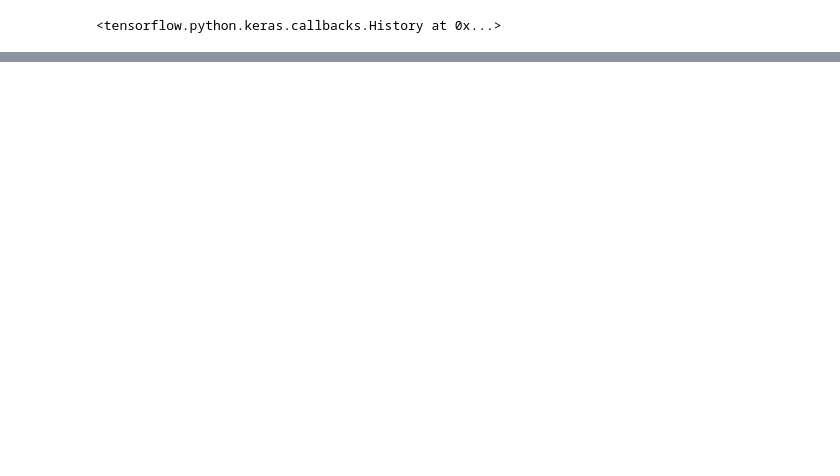
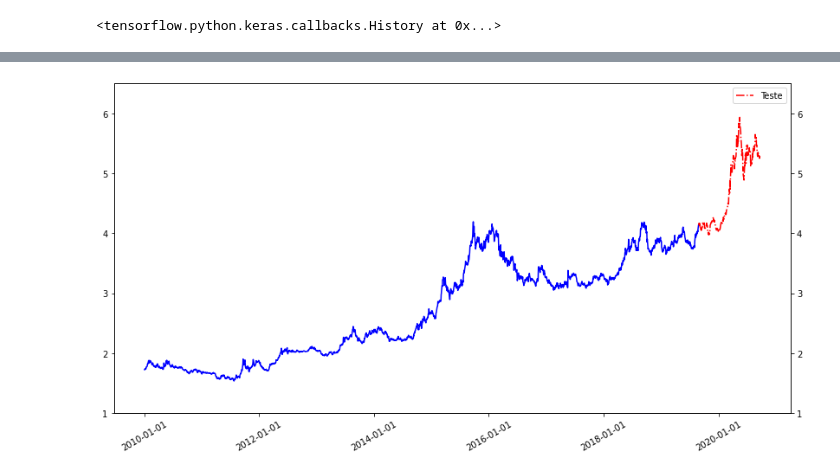
Before and after one commit to feanored/Perceptron, a Jupyter notebook: Keras_&_Séries_Temporais.ipynb, the cells around one changed output, grey strips where cells are left out. Cells and saved outputs as stored; diff of their text form; code cells hidden in the pictures; blank space fills up the shorter version.

```diff
--- a/Keras_&_Séries_Temporais.ipynb
+++ b/Keras_&_Séries_Temporais.ipynb
@@ -80,0 +156,9 @@ model.evaluate(x_test, y_test)
+# %%
+train_size = 0.90
+train = dados.reset_index().loc[:np.round(dados.shape[0]*train_size), :]
+test = dados.reset_index().loc[train.index.max()+1:, :]
+train = train.set_index("dia")
+test = test.set_index("dia")
+# conferindo
+print(train.index.max())
+print(test.index.min())
@@ -80,0 +168,20 @@ model.evaluate(x_test, y_test)
+# %%
+def plotar_serie(train, test_x, test_y, label=""):
+    seaborn.set_style({"axes.grid": False})
+    fig, ax = plt.subplots(figsize=(14,7))
+    ax.plot(train.index, train.cotacao, "b-")
+    ax.set_ylim(1.0, 6.5)
+    date_form = DateFormatter("%Y-%m-%d")
+    ax.xaxis.set_major_formatter(date_form)
+    plt.xticks(rotation=30)
+    ax2 = ax.twinx()
+    ax2.plot(test_x, test_y, "r-.", label=label)
+    ax2.set_ylim(1.0, 6.5)
+    ax2.xaxis.set_major_formatter(date_form)
+    plt.xticks(rotation=30)
+    plt.legend()
+    plt.show()
+# %%
+plotar_serie(train, test.index, test.cotacao, "Teste")
+# %% [output]
+[figure, added]
```
Also changed, not shown: parts of 25 cells of this notebook, 1 other file.
